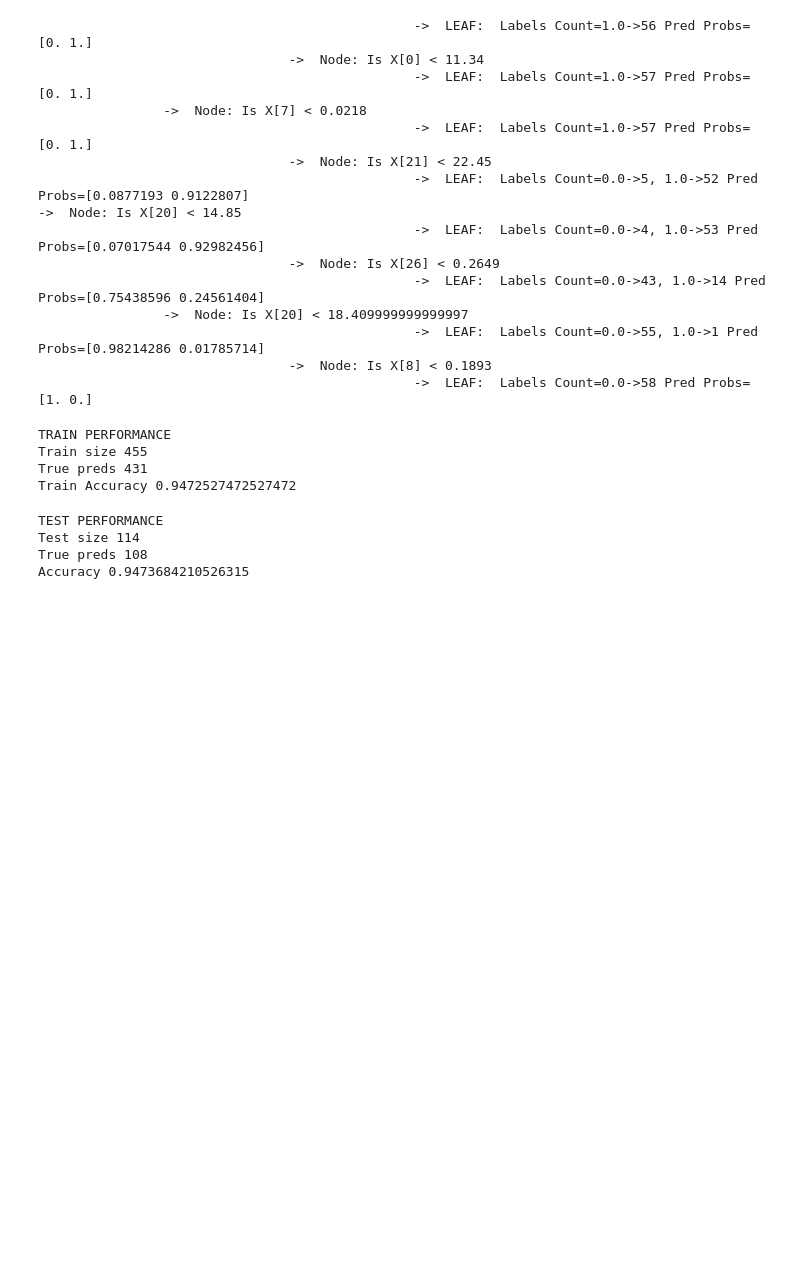
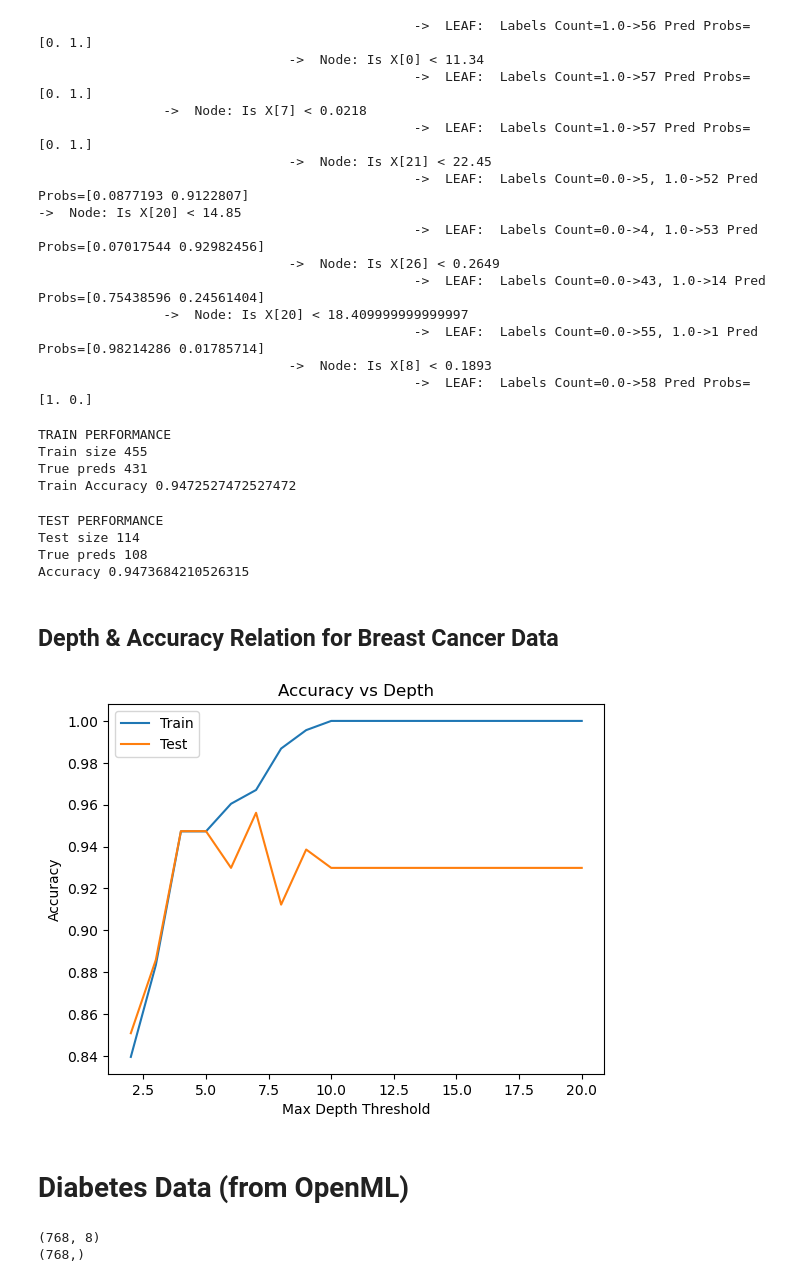
Before and after one commit to enesozeren/decision_tree_from_scratch, a Jupyter notebook: modelling_examples.ipynb, the cells around one changed output. Saved outputs shown, nothing was run; the diff lists cells and outputs as text; code cells hidden in the pictures; blank space fills up the shorter version.

Commit message:
simulations for overfitting with increasing max_depth is performed

```diff
--- a/modelling_examples.ipynb
+++ b/modelling_examples.ipynb
@@ -123,3 +124,37 @@ TEST PERFORMANCE
 Test size 114
 True preds 108
 Accuracy 0.9473684210526315
+# %% [markdown]
+## Depth & Accuracy Relation for Breast Cancer Data
+# %%
+train_accuracy_dict = {}
+test_accuracy_dict = {}
+# depth_occured = {}
+
+for depth in range(2, 21):
+    tree_model = DecisionTree(max_depth=depth, min_samples_leaf=1)
+    tree_model.train(X_train, Y_train)
+
+    # depth_occured[depth] = tree_model.current_de
+
+    # Train performance
+    train_preds = tree_model.predict(X_set=X_train)
+    train_accuracy = sum(train_preds == Y_train) / len(Y_train)
+    train_accuracy_dict[depth] = train_accuracy
+
+    # Test performance
+    test_preds = tree_model.predict(X_set=X_test)
+    test_accuracy = sum(test_preds == Y_test) / len(Y_test)
+    test_accuracy_dict[depth] = test_accuracy
+# %%
+plt.plot(train_accuracy_dict.keys(), train_accuracy_dict.values(), label="Train")
+plt.plot(test_accuracy_dict.keys(), test_accuracy_dict.values(), label="Test")
+plt.title("Accuracy vs Depth")
+plt.xlabel("Max Depth Threshold")
+plt.ylabel("Accuracy")
+plt.legend()
+plt.show()
+# %% [output]
+[figure, added]
+# %% [markdown]
+# Diabetes Data (from OpenML)
@@ -125,0 +165,8 @@ Accuracy 0.9473684210526315
+# %%
+diabetes_features = np.array(diabetes.data)
+print(diabetes_features.shape)
+diabetes_labels = np.array([y=="tested_positive" for y in diabetes.target]).astype(int)
+print(diabetes_labels.shape)
+# %% [output]
+(768, 8)
+(768,)
```
Also changed, not shown: parts of 7 cells of this notebook, 1 other file.
